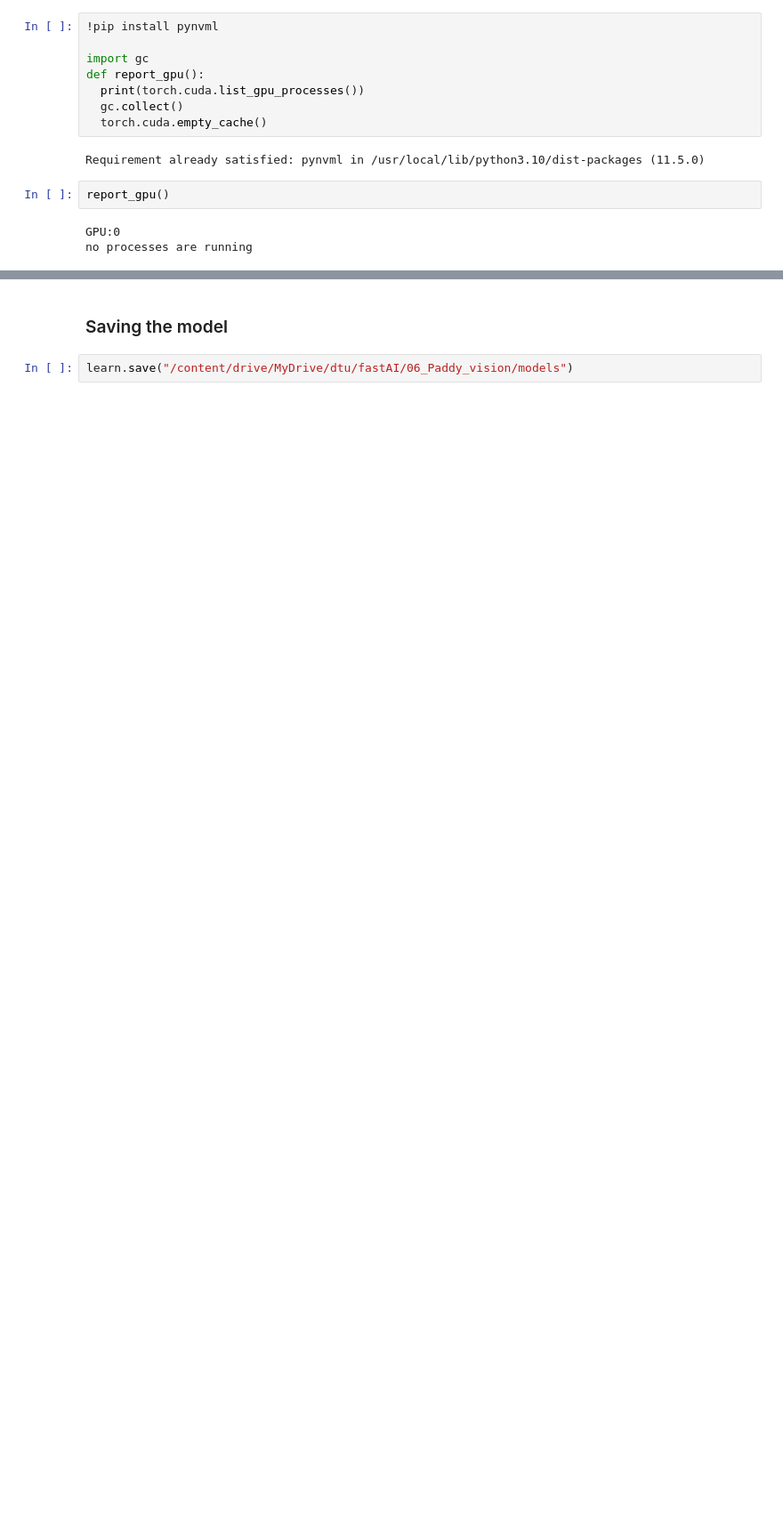
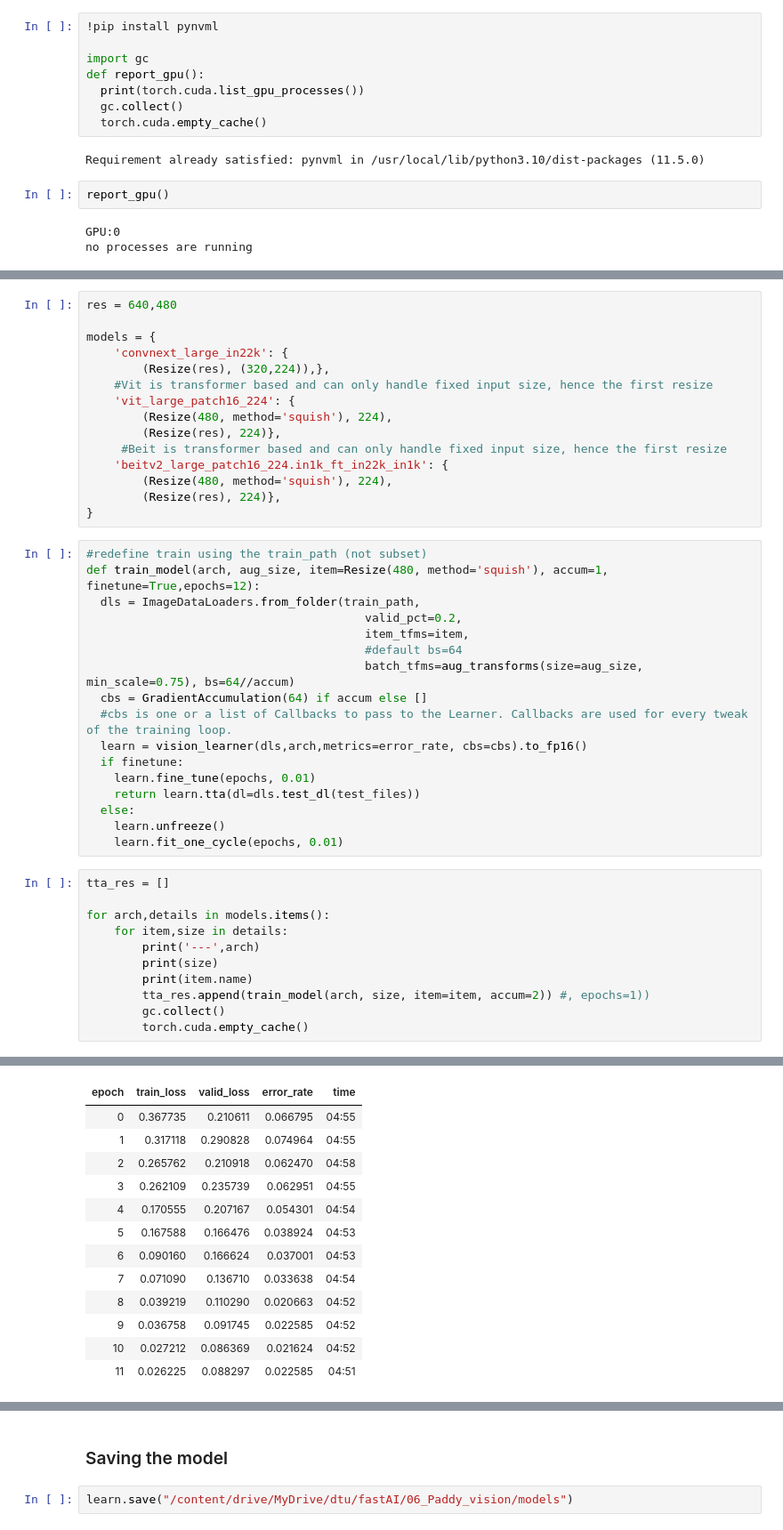
Before and after one commit to jalkestrup/fastai_course, a Jupyter notebook: 06_Paddy_vision/paddy_part3.ipynb, the cells around one changed output, grey strips where cells are left out. Shown at 89% size. Drawn from its saved outputs; the diff is of its cells as text; blank space fills up the shorter version.

Commit message:
Trained larger model, started ensemble

```diff
--- a/06_Paddy_vision/paddy_part3.ipynb
+++ b/06_Paddy_vision/paddy_part3.ipynb
@@ -212,0 +260,44 @@ process       4786 uses    11086.000 MB GPU memory
+# %%
+res = 640,480
+
+models = {
+    'convnext_large_in22k': {
+        (Resize(res), (320,224)),},
+    #Vit is transformer based and can only handle fixed input size, hence the first resize
+    'vit_large_patch16_224': {
+        (Resize(480, method='squish'), 224),
+        (Resize(res), 224)},
+     #Beit is transformer based and can only handle fixed input size, hence the first resize
+    'beitv2_large_patch16_224.in1k_ft_in22k_in1k': {
+        (Resize(480, method='squish'), 224),
+        (Resize(res), 224)},
+}
+# %%
+#redefine train using the train_path (not subset)
+def train_model(arch, aug_size, item=Resize(480, method='squish'), accum=1, finetune=True,epochs=12):
+  dls = ImageDataLoaders.from_folder(train_path,
+                                        valid_pct=0.2,
+                                        item_tfms=item,
+                                        #default bs=64
+                                        batch_tfms=aug_transforms(size=aug_size, min_scale=0.75), bs=64//accum)
+  cbs = GradientAccumulation(64) if accum else []
+  #cbs is one or a list of Callbacks to pass to the Learner. Callbacks are used for every tweak of the training loop.
+  learn = vision_learner(dls,arch,metrics=error_rate, cbs=cbs).to_fp16()
+  if finetune:
+    learn.fine_tune(epochs, 0.01)
+    return learn.tta(dl=dls.test_dl(test_files))
+  else:
+    learn.unfreeze()
+    learn.fit_one_cycle(epochs, 0.01)
+# %%
+tta_res = []
+
+for arch,details in models.items():
+    for item,size in details:
+        print('---',arch)
+        print(size)
+        print(item.name)
+        tta_res.append(train_model(arch, size, item=item, accum=2)) #, epochs=1))
+        gc.collect()
+        torch.cuda.empty_cache()
+# %% [output]
@@ -212,0 +309,13 @@ process       4786 uses    11086.000 MB GPU memory
+| epoch | train_loss | valid_loss | error_rate | time |
+| 0 | 0.367735 | 0.210611 | 0.066795 | 04:55 |
+| 1 | 0.317118 | 0.290828 | 0.074964 | 04:55 |
+| 2 | 0.265762 | 0.210918 | 0.062470 | 04:58 |
+| 3 | 0.262109 | 0.235739 | 0.062951 | 04:55 |
+| 4 | 0.170555 | 0.207167 | 0.054301 | 04:54 |
+| 5 | 0.167588 | 0.166476 | 0.038924 | 04:53 |
+| 6 | 0.090160 | 0.166624 | 0.037001 | 04:53 |
+| 7 | 0.071090 | 0.136710 | 0.033638 | 04:54 |
+| 8 | 0.039219 | 0.110290 | 0.020663 | 04:52 |
+| 9 | 0.036758 | 0.091745 | 0.022585 | 04:52 |
+| 10 | 0.027212 | 0.086369 | 0.021624 | 04:52 |
+| 11 | 0.026225 | 0.088297 | 0.022585 | 04:51 |
```
Also changed, not shown: parts of 22 cells of this notebook.
